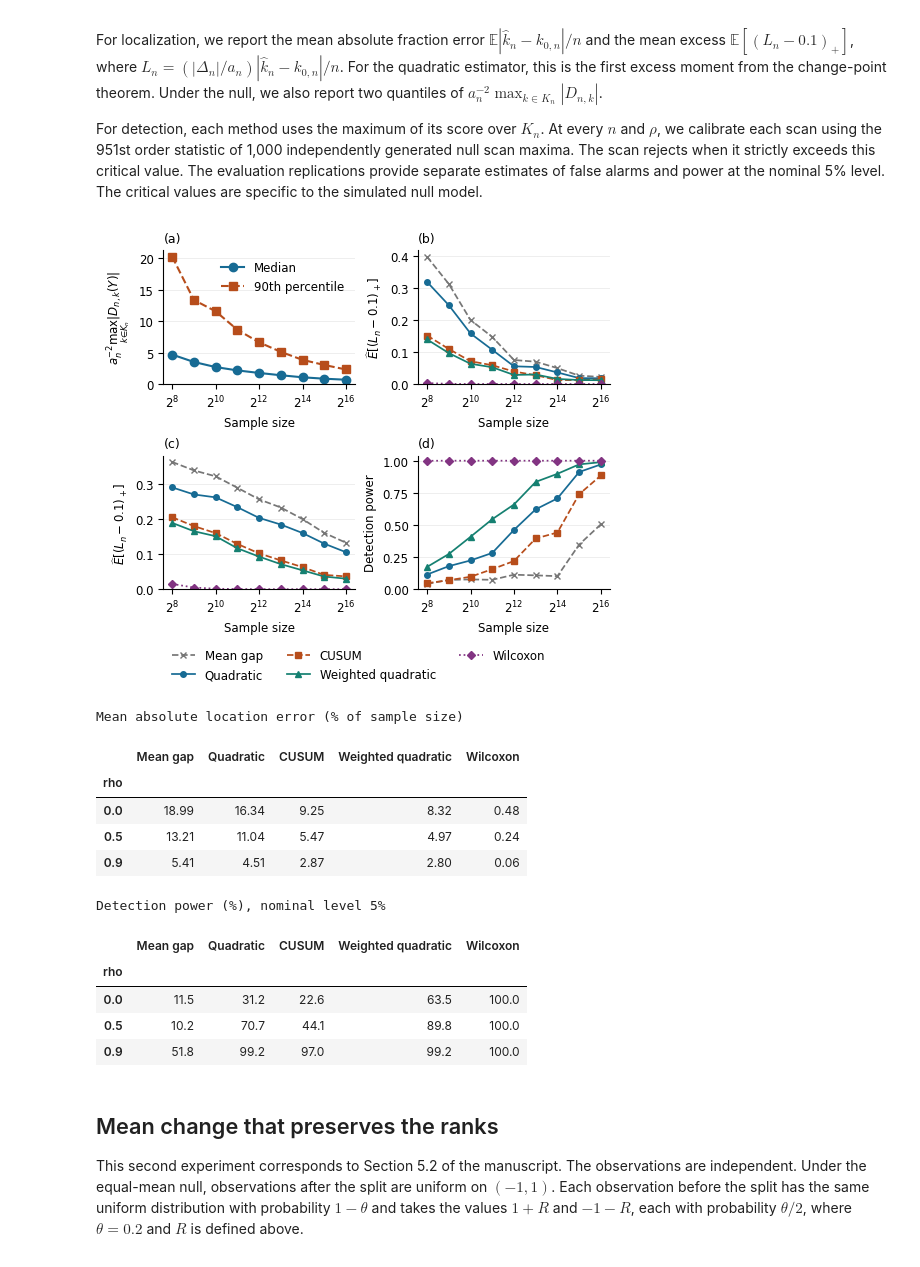
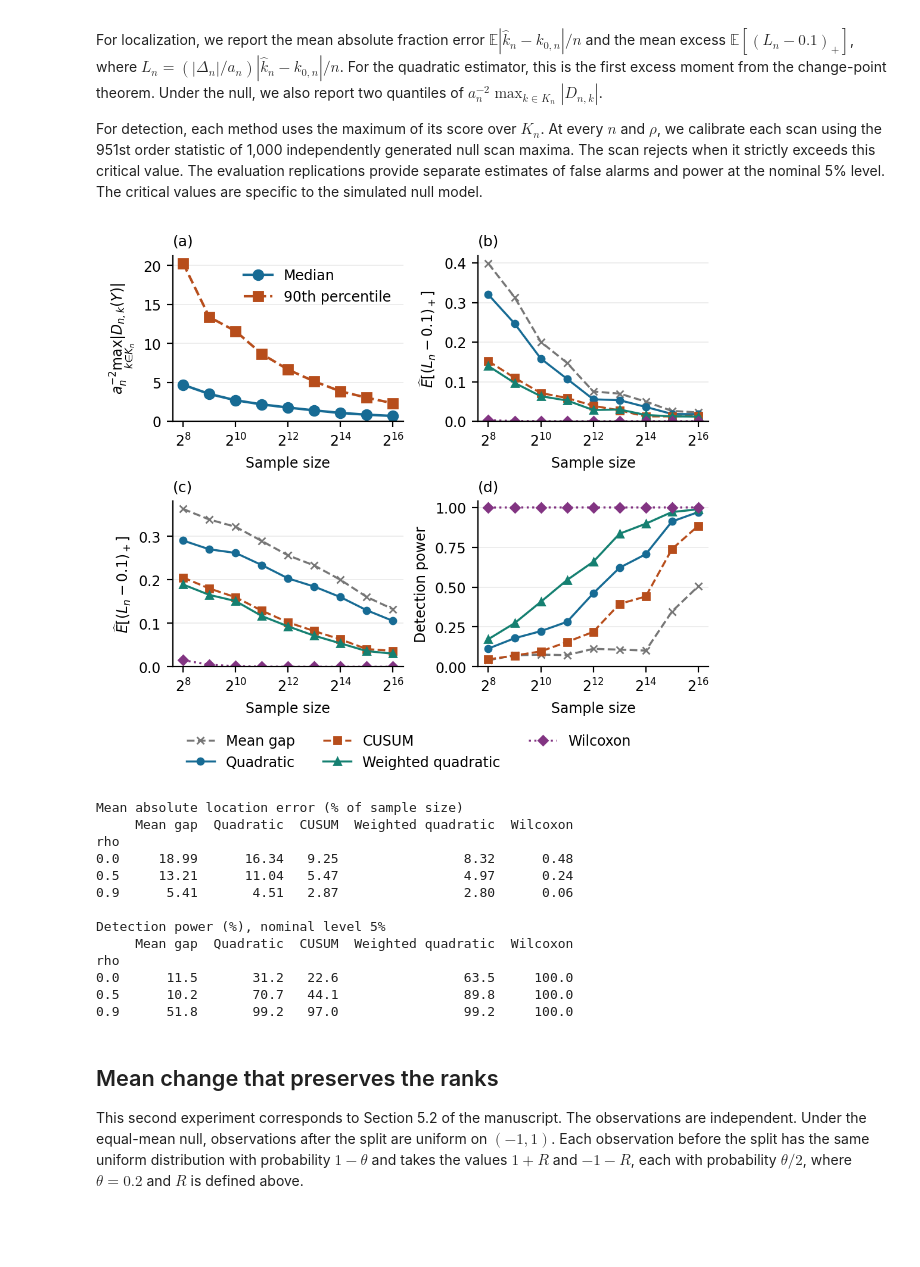
Before and after one commit to VanChienTA/MM_complete_Ustats-ChangePoint, a Jupyter notebook: Completa_Convergence_U_Stats.ipynb, the cells around one changed output. Drawn from its saved outputs; the diff is of its cells as text; code cells hidden in the pictures; blank space fills up the shorter version.

```diff
--- a/Completa_Convergence_U_Stats.ipynb
+++ b/Completa_Convergence_U_Stats.ipynb
@@ -278,41 +279,43 @@ def save_results(results, output_dir):
     return figure
 # %%
-from IPython.display import HTML, display
+from IPython.display import Image, display
 
 results = simulate()
 figure = save_results(results, Path.cwd())
-display(figure)
+display(Image(filename="Fig1.png", embed=True, alt="Change-point simulation results"))
 plt.close(figure)
 
 sample_size = 2**14
 local_location = results["localization_summary"].query("n == @sample_size and signal == 'local'")
 local_detection = results["detection_summary"].query("n == @sample_size")
 labels = [METHOD_NAMES[method] for method in METHODS]
 
 for data, value, title, decimals in (
     (local_location, "mean_fraction_error", "Mean absolute location error (% of sample size)", 2),
     (local_detection, "power_local", "Detection power (%), nominal level 5%", 1),
 ):
     table = 100 * data.pivot(index="rho", columns="method", values=value).loc[:, list(METHODS)]
     table.columns = labels
     table.columns.name = None
     table.index.name = "rho"
-    html = table.to_html(float_format=lambda value: f"{value:.{decimals}f}")
-    display(HTML(html.replace("<thead>", f"<caption>{title}</caption><thead>", 1)))
+    print(title)
+    print(table.to_string(float_format=lambda value: f"{value:.{decimals}f}"))
+    print()
 # %% [output]
-[figure, old version]
+[figure, new version]
 Mean absolute location error (% of sample size)
+     Mean gap  Quadratic  CUSUM  Weighted quadratic  Wilcoxon
+rho
+0.0     18.99      16.34   9.25                8.32      0.48
+0.5     13.21      11.04   5.47                4.97      0.24
+0.9      5.41       4.51   2.87                2.80      0.06
+
+Detection power (%), nominal level 5%
+     Mean gap  Quadratic  CUSUM  Weighted quadratic  Wilcoxon
+rho
+0.0      11.5       31.2   22.6                63.5     100.0
+0.5      10.2       70.7   44.1                89.8     100.0
+0.9      51.8       99.2   97.0                99.2     100.0
-|  | Mean gap | Quadratic | CUSUM | Weighted quadratic | Wilcoxon |
-| rho |  |  |  |  |  |
-| 0.0 | 18.99 | 16.34 | 9.25 | 8.32 | 0.48 |
-| 0.5 | 13.21 | 11.04 | 5.47 | 4.97 | 0.24 |
-| 0.9 | 5.41 | 4.51 | 2.87 | 2.80 | 0.06 |
-Detection power (%), nominal level 5%
-|  | Mean gap | Quadratic | CUSUM | Weighted quadratic | Wilcoxon |
-| rho |  |  |  |  |  |
-| 0.0 | 11.5 | 31.2 | 22.6 | 63.5 | 100.0 |
-| 0.5 | 10.2 | 70.7 | 44.1 | 89.8 | 100.0 |
-| 0.9 | 51.8 | 99.2 | 97.0 | 99.2 | 100.0 |
 # %% [markdown]
 ## Mean change that preserves the ranks
 
```
Also changed, not shown: parts of 2 cells of this notebook.
